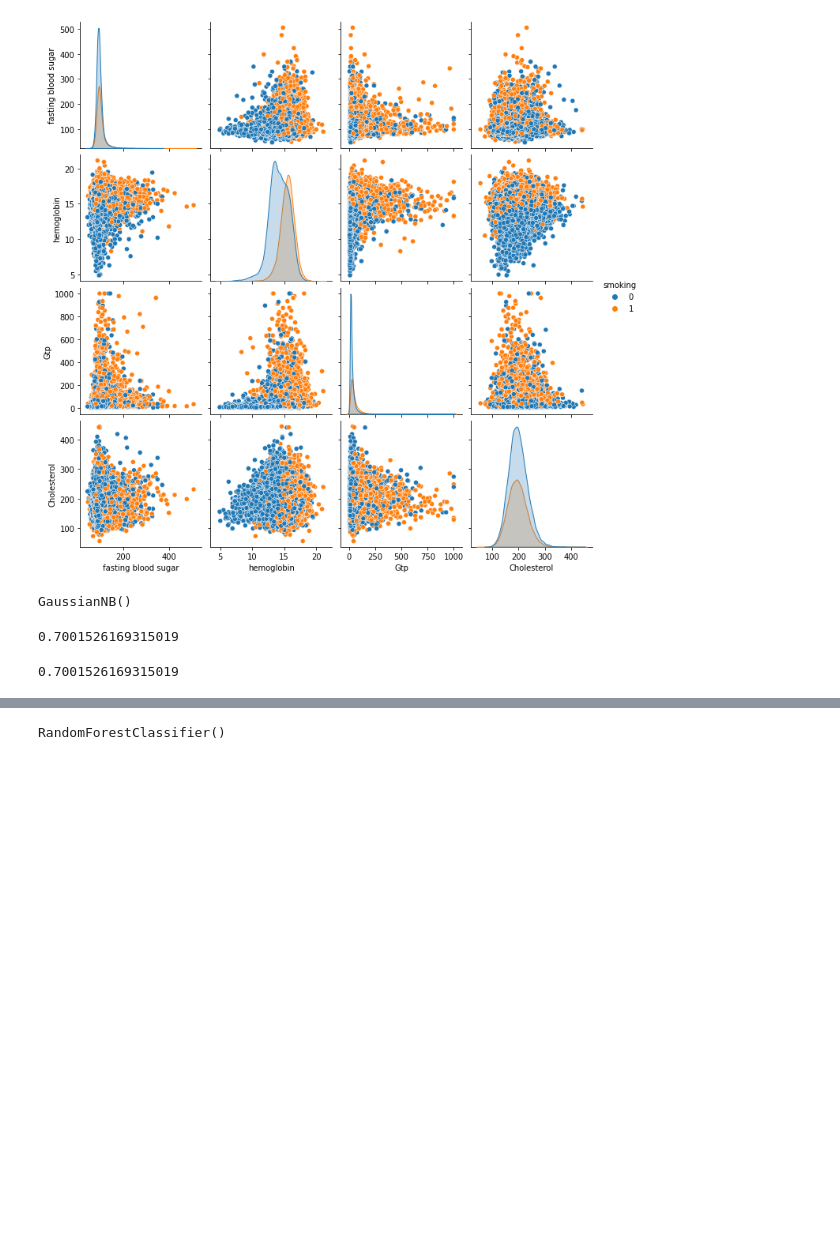
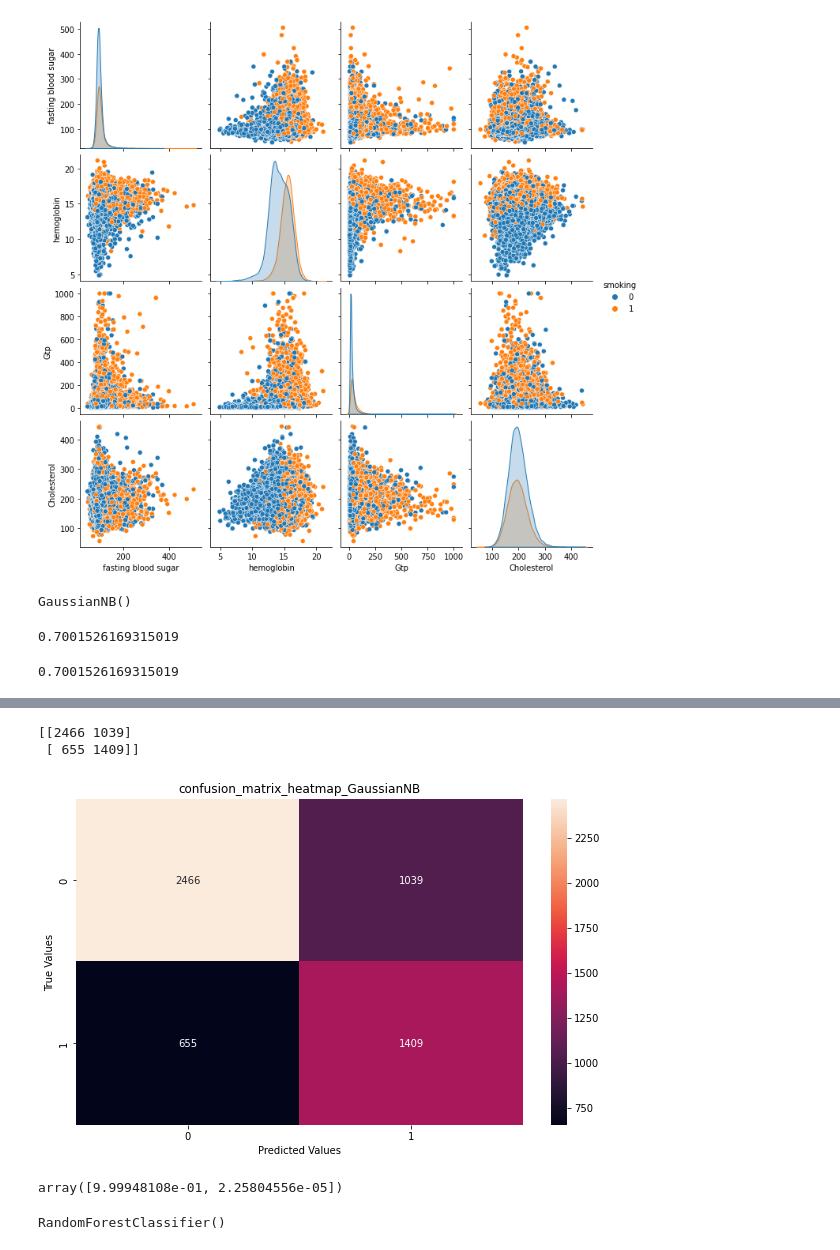
Before and after one commit to habdan09/Project-, a Jupyter notebook: project.ipynb, the cells around one changed output, grey strips where cells are left out. Cells and saved outputs as stored; diff of their text form; code cells hidden in the pictures; blank space fills up the shorter version.

```diff
--- a/project.ipynb
+++ b/project.ipynb
@@ -75,5 +76,5 @@ smoking_df.describe()
 8 rows × 24 columns
 # %%
 smoking_df.dropna()
-smoking_df.fillna(smoking_df.mean())
-smoking_df.drop_duplicates(inplace=True)
+smoking_df.fillna('non values', inplace =True)
+smoking_df.drop_duplicates()
@@ -477,0 +533,16 @@ x = smoking_df['age']
+# %%
+kf = KFold(n_splits=10, shuffle=True, random_state=42)
+accuracies = []
+i = 0
+for train_index, test_index in kf.split(x_smoking_df,y_smoking_df):
+    i += 1
+    model = GaussianNB()
+    x_train, y_train = x_smoking_df.iloc[train_index], y_smoking_df.iloc[train_index]
+    x_test, y_test =  x_smoking_df.iloc[test_index], y_smoking_df.iloc[test_index]
+    model.fit(x_train, y_train)
+    y_pred = model.predict(x_test)
+    accuracy = accuracy_score(y_pred, y_test)
+    accuracies.append(accuracy)
+    print(i, ') accuracy = ', accuracy)
+
+print('Mean accuracy: ', np.array(accuracies).mean())
@@ -477,0 +561,15 @@ x = smoking_df['age']
+# %%
+cf_matrix = confusion_matrix(y_test, y_pred)
+print(cf_matrix)
+# %% [output]
+[[2466 1039]
+ [ 655 1409]]
+# %%
+plt.figure(figsize = (10,6))
+sns.heatmap(cf_matrix,fmt='.0f' , annot = True)
+plt.title('confusion_matrix_heatmap_GaussianNB')
+plt.xlabel('Predicted Values')
+plt.ylabel('True Values')
+plt.show()
+# %% [output]
+[figure, added]
@@ -477,0 +580,4 @@ x = smoking_df['age']
+# %%
+pca.explained_variance_ratio_
+# %% [output]
+array([9.99948108e-01, 2.25804556e-05])
```
Also changed, not shown: parts of 40 cells of this notebook, 3 other files.
